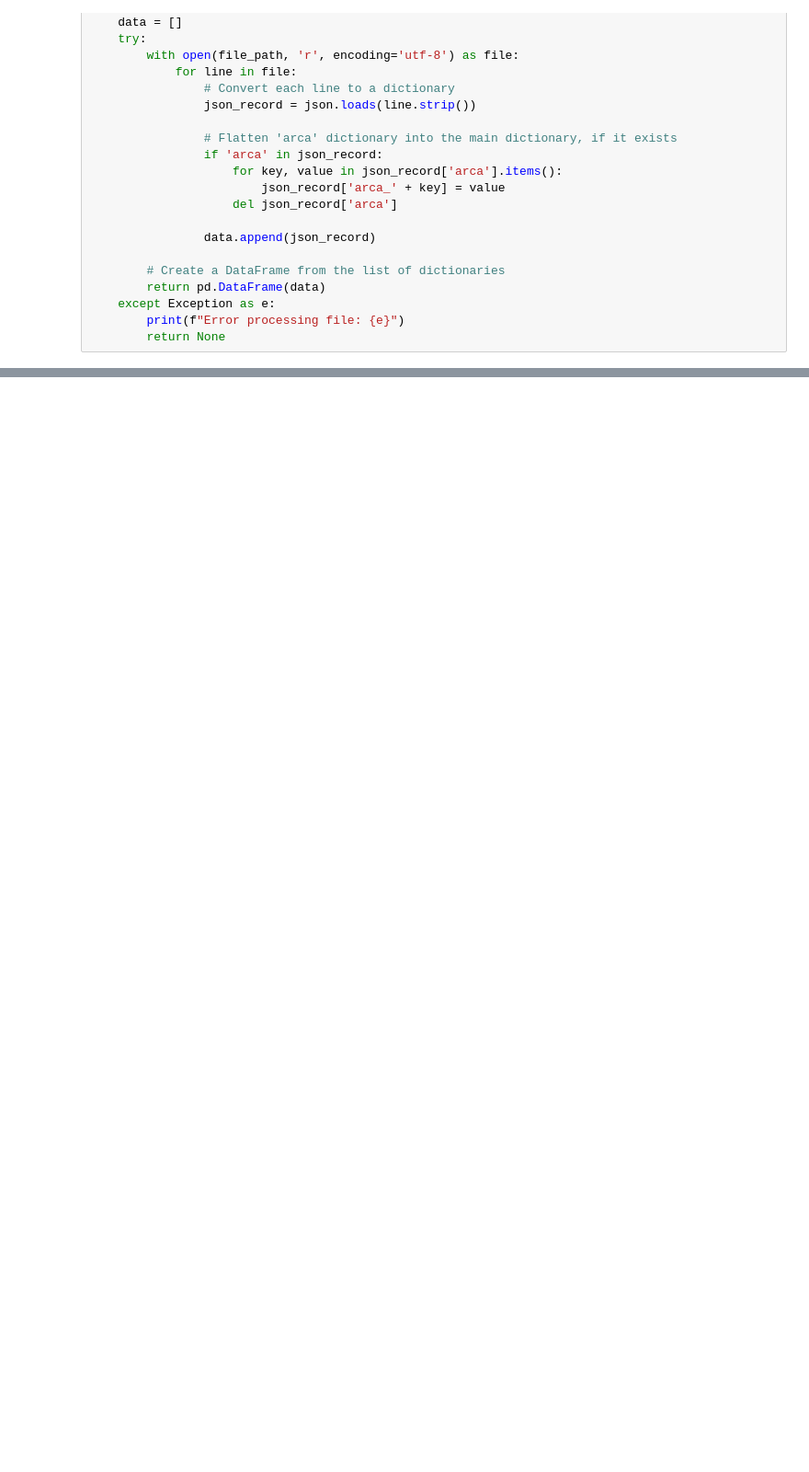
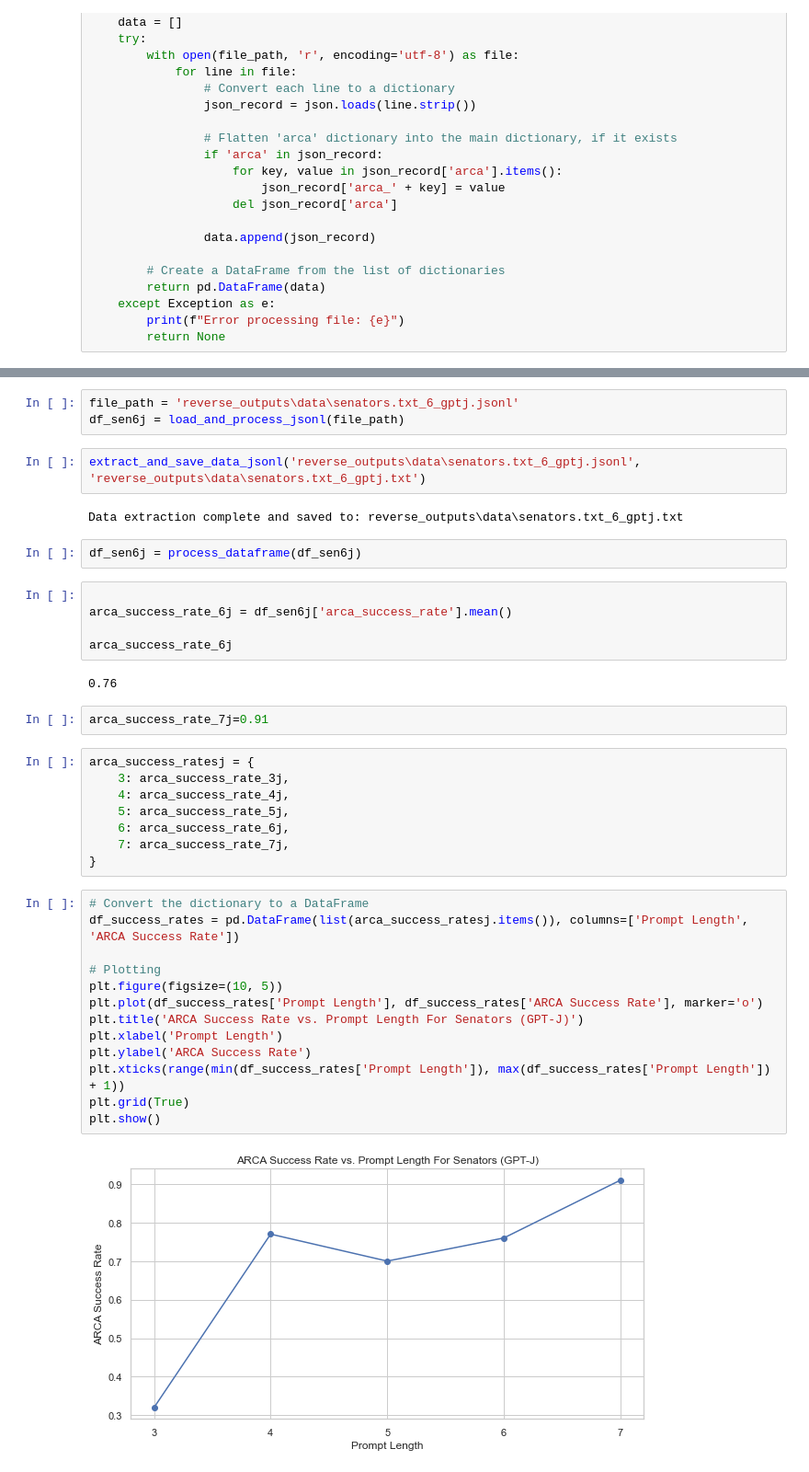
Before and after one commit to mayukhsen13/auditing-llms_stat588_project, a Jupyter notebook: output_processing.ipynb, the cells around one changed output, grey strips where cells are left out. Shown at 92% size. Saved outputs shown, nothing was run; the diff lists cells and outputs as text; blank space fills up the shorter version.

```diff
--- a/output_processing.ipynb
+++ b/output_processing.ipynb
@@ -321,0 +300,41 @@ df5.to_csv('tox1_gptj.csv', index=False)
+# %%
+file_path = 'reverse_outputs\data\senators.txt_6_gptj.jsonl'
+df_sen6j = load_and_process_jsonl(file_path)
+# %%
+extract_and_save_data_jsonl('reverse_outputs\data\senators.txt_6_gptj.jsonl', 'reverse_outputs\data\senators.txt_6_gptj.txt')
+# %% [output]
+Data extraction complete and saved to: reverse_outputs\data\senators.txt_6_gptj.txt
+# %%
+df_sen6j = process_dataframe(df_sen6j)
+# %%
+
+arca_success_rate_6j = df_sen6j['arca_success_rate'].mean()
+
+arca_success_rate_6j
+# %% [output]
+0.76
+# %%
+arca_success_rate_7j=0.91
+# %%
+arca_success_ratesj = {
+    3: arca_success_rate_3j,
+    4: arca_success_rate_4j,
+    5: arca_success_rate_5j,
+    6: arca_success_rate_6j,
+    7: arca_success_rate_7j,
+}
+# %%
+# Convert the dictionary to a DataFrame
+df_success_rates = pd.DataFrame(list(arca_success_ratesj.items()), columns=['Prompt Length', 'ARCA Success Rate'])
+
+# Plotting
+plt.figure(figsize=(10, 5))
+plt.plot(df_success_rates['Prompt Length'], df_success_rates['ARCA Success Rate'], marker='o')
+plt.title('ARCA Success Rate vs. Prompt Length For Senators (GPT-J)')
+plt.xlabel('Prompt Length')
+plt.ylabel('ARCA Success Rate')
+plt.xticks(range(min(df_success_rates['Prompt Length']), max(df_success_rates['Prompt Length']) + 1))
+plt.grid(True)
+plt.show()
+# %% [output]
+[figure, added]
```
Also changed, not shown: parts of 122 cells of this notebook, 53 other files.
